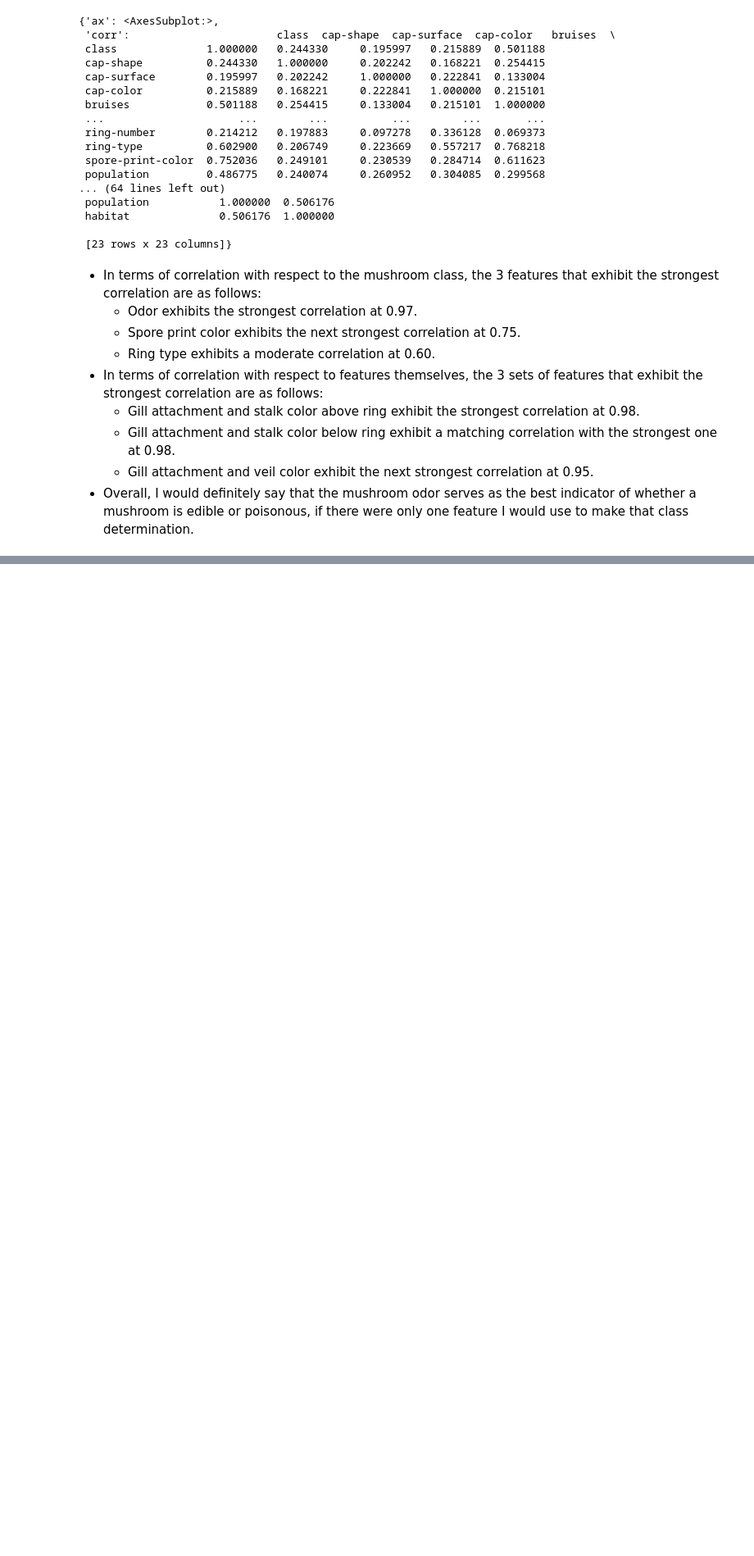
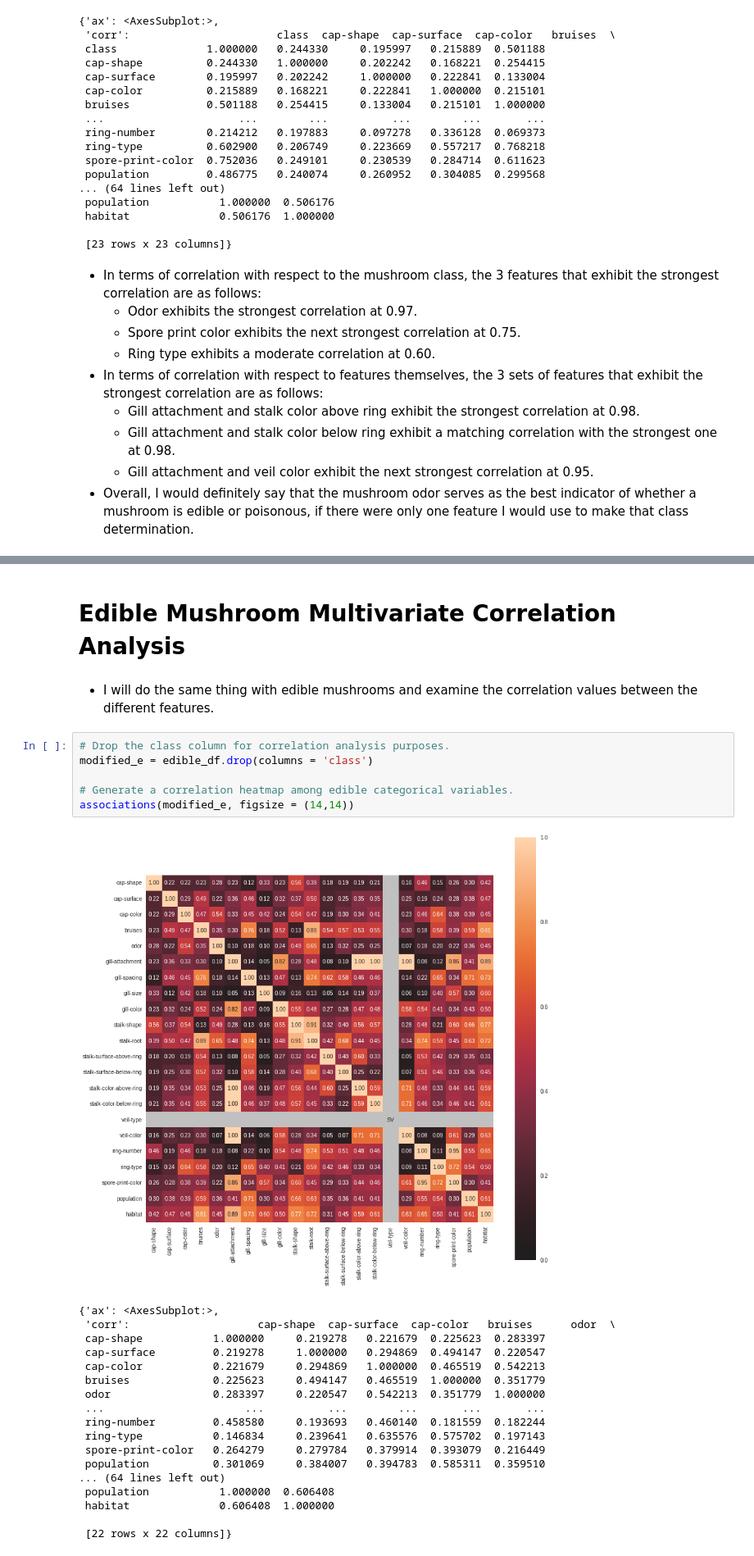
Before and after one commit to davidwan08/Mushroom-Classification-Modeling-and-Analysis-Project, a Jupyter notebook: Mushroom_Classification_Project_Data_Exploration_and_Modeling.ipynb, the cells around one changed output, grey strips where cells are left out. Shown at 82% size. Drawn from its saved outputs; the diff is of its cells as text; blank space fills up the shorter version.

```diff
--- a/Mushroom_Classification_Project_Data_Exploration_and_Modeling.ipynb
+++ b/Mushroom_Classification_Project_Data_Exploration_and_Modeling.ipynb
@@ -616,0 +626,29 @@ associations(mushrooms_df, figsize = (14,14))
+# %% [markdown]
+# **Edible Mushroom Multivariate Correlation Analysis**
+# %% [markdown]
+- I will do the same thing with edible mushrooms and examine the correlation values between the different features.
+# %%
+# Drop the class column for correlation analysis purposes.
+modified_e = edible_df.drop(columns = 'class')
+
+# Generate a correlation heatmap among edible categorical variables.
+associations(modified_e, figsize = (14,14))
+# %% [output]
+[figure, added]
+{'ax': <AxesSubplot:>,
+ 'corr':                    cap-shape  cap-surface  cap-color   bruises      odor  \
+ cap-shape           1.000000     0.219278   0.221679  0.225623  0.283397
+ cap-surface         0.219278     1.000000   0.294869  0.494147  0.220547
+ cap-color           0.221679     0.294869   1.000000  0.465519  0.542213
+ bruises             0.225623     0.494147   0.465519  1.000000  0.351779
+ odor                0.283397     0.220547   0.542213  0.351779  1.000000
+ ...                      ...          ...        ...       ...       ...
+ ring-number         0.458580     0.193693   0.460140  0.181559  0.182244
+ ring-type           0.146834     0.239641   0.635576  0.575702  0.197143
+ spore-print-color   0.264279     0.279784   0.379914  0.393079  0.216449
+ population          0.301069     0.384007   0.394783  0.585311  0.359510
+... (64 lines left out)
+ population           1.000000  0.606408
+ habitat              0.606408  1.000000
+
+ [22 rows x 22 columns]}
```
Also changed, not shown: parts of 42 cells of this notebook.
